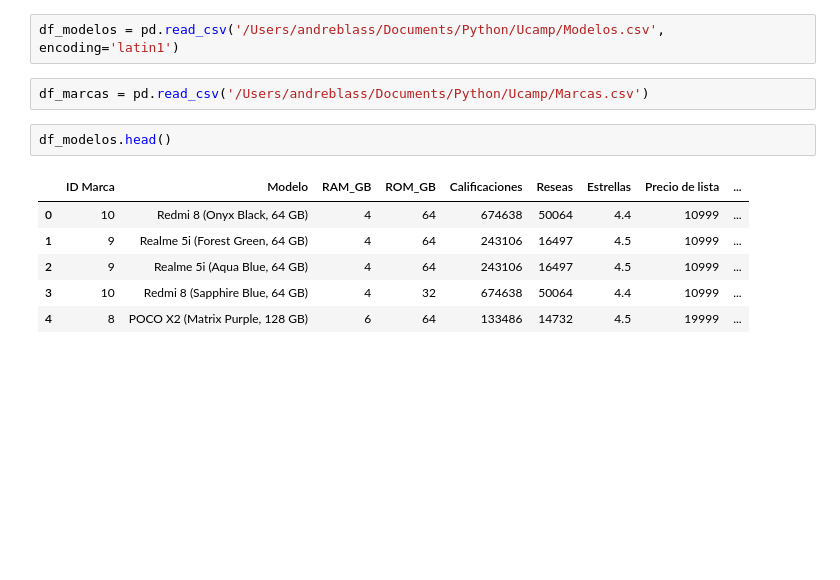
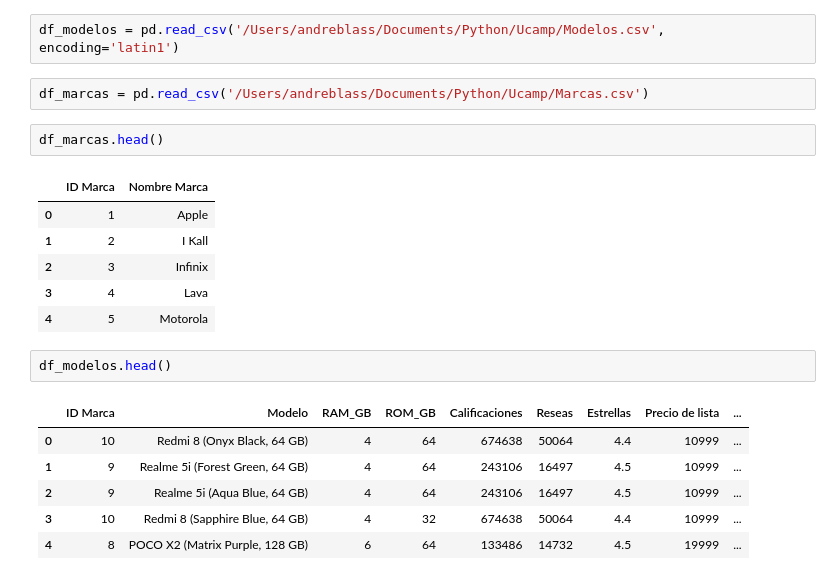
Before and after one commit to andreablass/pythonCamp, a Jupyter notebook: Modulo 1/CopiaProyectoFinal_de_Proyecto_M1_Python_para_Ciencia_de_Datos.ipynb, the cells around one changed output. Saved outputs shown, nothing was run; the diff lists cells and outputs as text; blank space fills up the shorter version.

```diff
--- a/Modulo 1/CopiaProyectoFinal_de_Proyecto_M1_Python_para_Ciencia_de_Datos.ipynb
+++ b/Modulo 1/CopiaProyectoFinal_de_Proyecto_M1_Python_para_Ciencia_de_Datos.ipynb
@@ -63,6 +63,15 @@ Indica en un solo código el número de filas que tiene el archivo `df_modelos`
 df_modelos = pd.read_csv('/Users/andreblass/Documents/Python/Ucamp/Modelos.csv', encoding='latin1')
 # %%
 df_marcas = pd.read_csv('/Users/andreblass/Documents/Python/Ucamp/Marcas.csv')
+# %%
+df_marcas.head()
+# %% [output]
+|  | ID Marca | Nombre Marca |
+| 0 | 1 | Apple |
+| 1 | 2 | I Kall |
+| 2 | 3 | Infinix |
+| 3 | 4 | Lava |
+| 4 | 5 | Motorola |
 # %%
 df_modelos.head()
 # %% [output]
```
Also changed, not shown: parts of 1 cell of this notebook, 1 other file.
